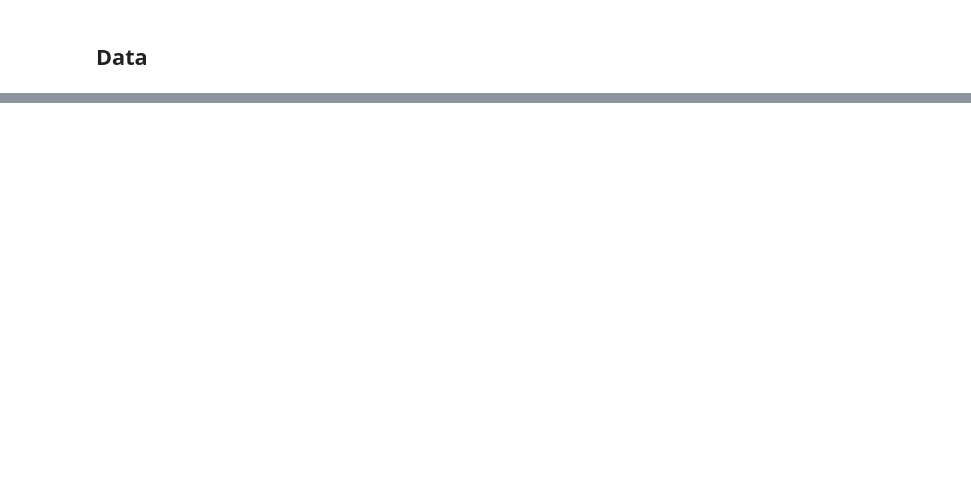
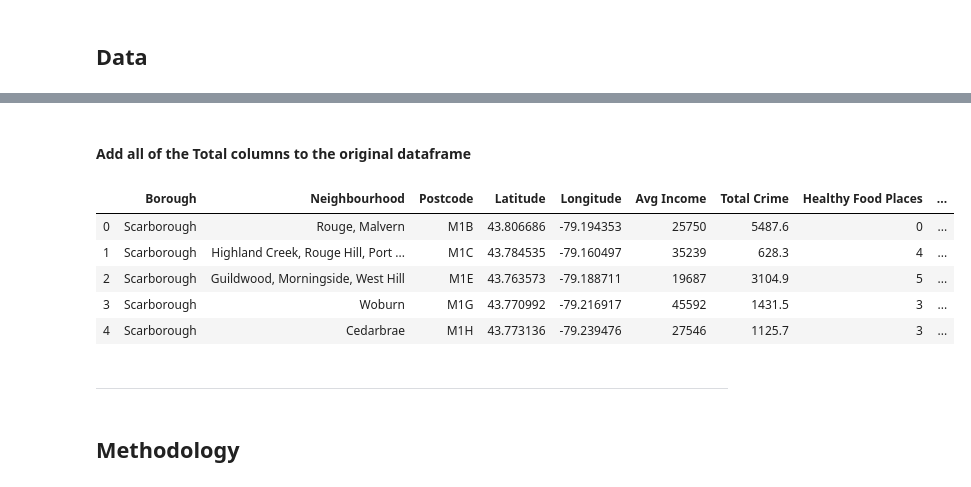
Before and after one commit to CarlosNoriegaPolo/Coursera_Capstone, a Jupyter notebook: Capstone_Final_Project.ipynb, the cells around one changed output, grey strips where cells are left out. Drawn from its saved outputs; the diff is of its cells as text; code cells hidden in the pictures; blank space fills up the shorter version.

```diff
--- a/Capstone_Final_Project.ipynb
+++ b/Capstone_Final_Project.ipynb
@@ -42,0 +350,6 @@ The following data sources will be needed to extract/generate the required infor
+# %%
+toronto_onehot = pd.get_dummies(toronto_venues[['Venue Category']], prefix="", prefix_sep="")
+toronto_onehot['Neighbourhood'] = toronto_venues['Neighborhood']
+fixed_columns = [toronto_onehot.columns[-1]] + list(toronto_onehot.columns[:-1])
+toronto_onehot = toronto_onehot[fixed_columns]
+toronto_onehot.head()
@@ -42,0 +365,3 @@ The following data sources will be needed to extract/generate the required infor
+# %%
+toronto_grouped = toronto_onehot.groupby('Neighbourhood').sum().reset_index()
+toronto_grouped.head()
@@ -42,0 +377,6 @@ The following data sources will be needed to extract/generate the required infor
+# %%
+toronto_gfood = toronto_grouped[['Neighbourhood', 'Butcher', 'Bakery', 'Farmers Market', 'Fish Market', 'Fruit & Vegetable Store', 'Grocery Store', 'Market', 'Supermarket']]
+toronto_bfood = toronto_grouped[['Neighbourhood','Candy Store', 'Convenience Store', 'Fast Food Restaurant']]
+toronto_exnout = toronto_grouped[['Neighbourhood','Athletics & Sports', 'Badminton Court', 'Baseball Field', 'Basketball Court', 'Climbing Gym', 'College Gym', 'College Rec Center', 'Dance Studio', 'Gym', 'Gym / Fitness Center', 'Gym Pool', 'Other Great Outdoors', 'Park', 'Pool', 'Recreation Center']]
+toronto_health = toronto_grouped[['Neighbourhood','Medical Center', 'Pharmacy']]
+toronto_edu = toronto_grouped[['Neighbourhood','High School', 'School', 'University']]
@@ -42,0 +385,6 @@ The following data sources will be needed to extract/generate the required infor
+# %%
+toronto_gfood['Total'] = toronto_gfood.sum(axis=1)
+toronto_bfood['Total'] = toronto_bfood.sum(axis=1)
+toronto_exnout['Total'] = toronto_exnout.sum(axis=1)
+toronto_health['Total'] = toronto_health.sum(axis=1)
+toronto_edu['Total'] = toronto_edu.sum(axis=1)
@@ -42,0 +409,20 @@ The following data sources will be needed to extract/generate the required infor
+# %% [markdown]
+#### Add all of the Total columns to the original dataframe
+# %%
+df_nbh6['Healthy Food Places'] = toronto_gfood['Total'].to_numpy()
+df_nbh6['Un-healthy Food Places'] = toronto_bfood['Total'].to_numpy()
+df_nbh6['Excercise & Outdoor Places'] = toronto_exnout['Total'].to_numpy()
+df_nbh6['Health Services'] = toronto_health['Total'].to_numpy()
+df_nbh6['Education Buildings'] = toronto_edu['Total'].to_numpy()
+df_nbh6.head()
+# %% [output]
+|  | Borough | Neighbourhood | Postcode | Latitude | Longitude | Avg Income | Total Crime | Healthy Food Places | ... |
+| 0 | Scarborough | Rouge, Malvern | M1B | 43.806686 | -79.194353 | 25750 | 5487.6 | 0 | ... |
+| 1 | Scarborough | Highland Creek, Rouge Hill, Port ... | M1C | 43.784535 | -79.160497 | 35239 | 628.3 | 4 | ... |
+| 2 | Scarborough | Guildwood, Morningside, West Hill | M1E | 43.763573 | -79.188711 | 19687 | 3104.9 | 5 | ... |
+| 3 | Scarborough | Woburn | M1G | 43.770992 | -79.216917 | 45592 | 1431.5 | 3 | ... |
+| 4 | Scarborough | Cedarbrae | M1H | 43.773136 | -79.239476 | 27546 | 1125.7 | 3 | ... |
+# %% [markdown]
+----
+# %% [markdown]
+## Methodology <a name="methodology"></a>
```
Also changed, not shown: parts of 82 cells of this notebook.
